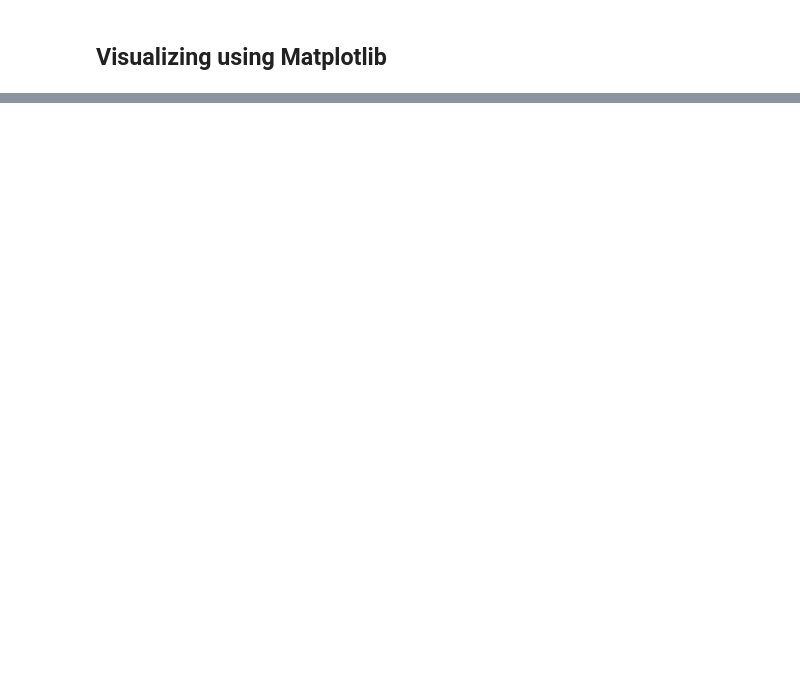
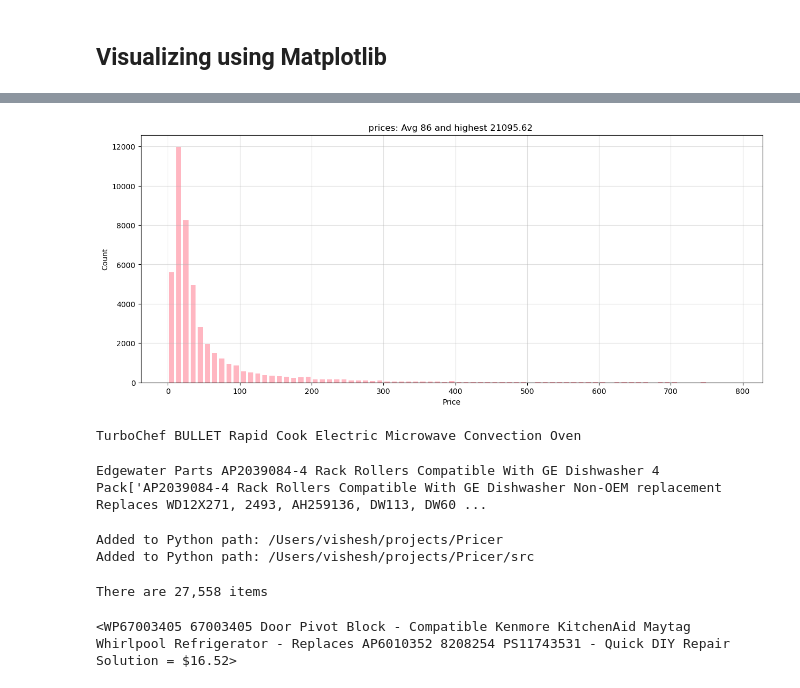
Before and after one commit to vishy04/Pricer_lite, a Jupyter notebook: notebooks/1.data_investigation.ipynb, the cells around one changed output, grey strips where cells are left out. Saved outputs shown, nothing was run; the diff lists cells and outputs as text; code cells hidden in the pictures; blank space fills up the shorter version.

Commit message:
Added Helper items.py for Prompt and Test Prompt Creation and more

```diff
--- a/notebooks/1.data_investigation.ipynb
+++ b/notebooks/1.data_investigation.ipynb
@@ -74,15 +99,67 @@ plt.title(f"Lengths: Avg = {sum(lengths)/len(lengths):,.0f} and highest = {max(l
 # %%
 #data plot of prices->Pink because I love Pink
 plt.figure(figsize=(15,6))
 plt.hist(prices,rwidth = 0.7 ,color= 'lightpink' ,bins=range(0,800,10))
 plt.title(f"prices: Avg {sum(prices)/len(prices):,.0f} and highest {max(prices)} ")
+plt.xlabel("Price")
+plt.ylabel("Count")
+plt.grid(True , alpha = 0.4)
+# %% [output]
+[figure, added]
 # %%
-#looking at the highest product (for Curosity)
+#Highest product (for Curosity)
 for data in dataset :
     try :
         price = float(data["price"])
-        if price > 15788 :
+        if price > 21094 :
             print(data['title'])
             exit
     except ValueError as e:
         pass
+# %% [output]
+TurboChef BULLET Rapid Cook Electric Microwave Convection Oven
+# %%
+
+content = content = data["title"] + str(data["description"]) + str(data["features"]) + data["details"]
+print(content)
+# %% [output]
+Edgewater Parts AP2039084-4 Rack Rollers Compatible With GE Dishwasher 4 Pack['AP2039084-4 Rack Rollers Compatible With GE Dishwasher Non-OEM replacement Replaces WD12X271, 2493, AH259136, DW113, DW60 ...
+# %%
+# Fix Python path to import src module
+import sys
+import os
+
+# Add the parent directory (Pricer) to Python path
+current_dir = os.getcwd()
+parent_dir = os.path.dirname(current_dir)
+sys.path.insert(0, parent_dir)
+sys.path.insert(0, os.path.join(parent_dir, 'src'))
+
+print(f"Added to Python path: {parent_dir}")
+print(f"Added to Python path: {os.path.join(parent_dir, 'src')}")
+# %% [output]
+Added to Python path: /Users/vishesh/projects/Pricer
+Added to Python path: /Users/vishesh/projects/Pricer/src
+# %%
+import src
+from src.items import Item
+
+
+items = []
+for data in dataset :
+    try :
+        price = float(data['price'])
+        if price > 0 :
+            item = Item(data,price)
+            if item.include: #sceptical about checking with this as
+                items.append(item)
+    except ValueError as e:
+        pass
+
+print ( f"There are {len(items):,} items")
+# %% [output]
+There are 27,558 items
+# %%
+items[1]
+# %% [output]
+<WP67003405 67003405 Door Pivot Block - Compatible Kenmore KitchenAid Maytag Whirlpool Refrigerator - Replaces AP6010352 8208254 PS11743531 - Quick DIY Repair Solution = $16.52>
```
Also changed, not shown: parts of 15 cells of this notebook, 12 other files.
